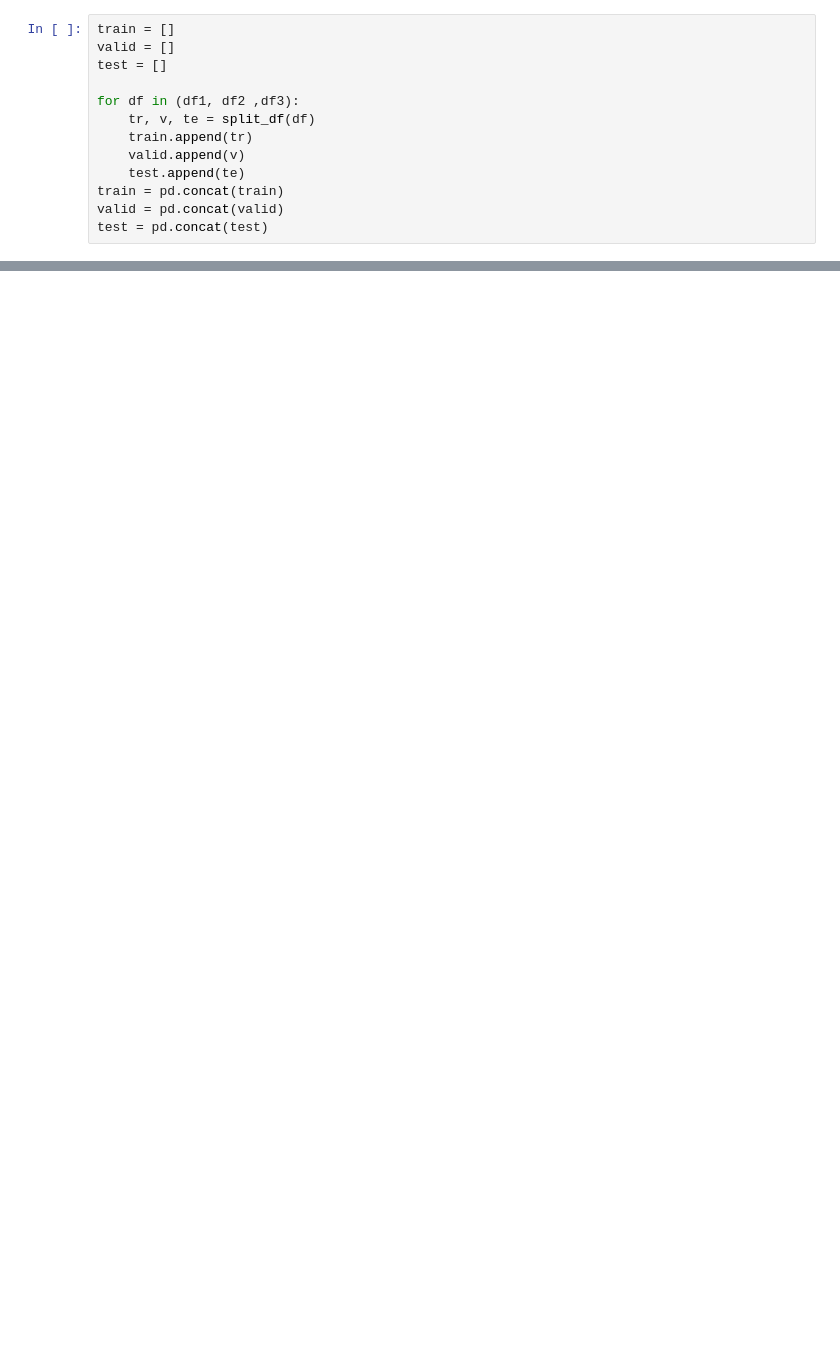
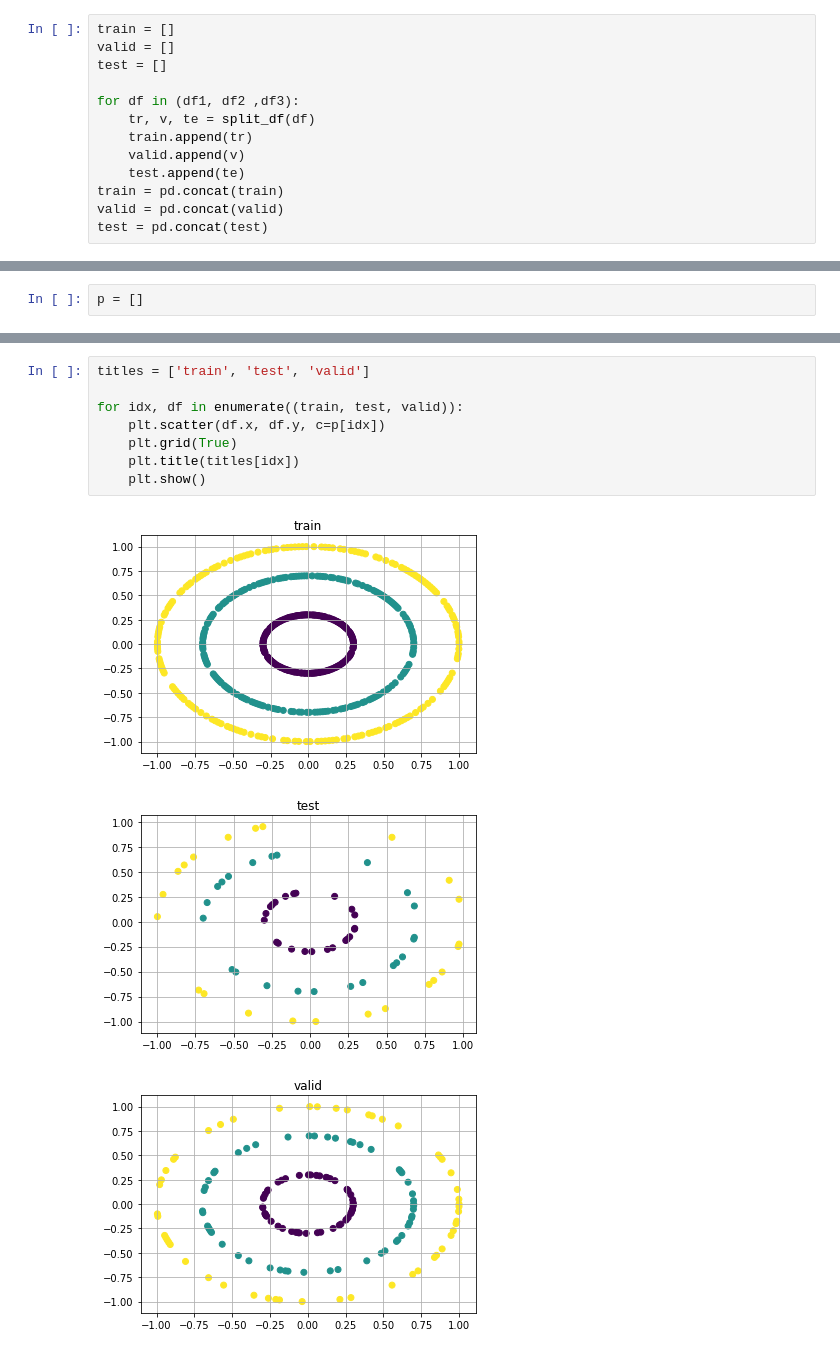
Before and after one commit to UncleDijkstra/mai, a Jupyter notebook: neural/Lw3/Lw3.ipynb, the cells around one changed output, grey strips where cells are left out. Saved outputs shown, nothing was run; the diff lists cells and outputs as text; blank space fills up the shorter version.

```diff
--- a/neural/Lw3/Lw3.ipynb
+++ b/neural/Lw3/Lw3.ipynb
@@ -91 +98,3 @@ Epoch 100/100
+# %%
+p = []
 # %%
@@ -98,0 +115,12 @@ from sklearn.metrics import accuracy_score
+# %%
+titles = ['train', 'test', 'valid']
+
+for idx, df in enumerate((train, test, valid)):
+    plt.scatter(df.x, df.y, c=p[idx])
+    plt.grid(True)
+    plt.title(titles[idx])
+    plt.show()
+# %% [output]
+[figure, added]
+[figure, added]
+[figure, added]
```
Also changed, not shown: parts of 26 cells of this notebook.
